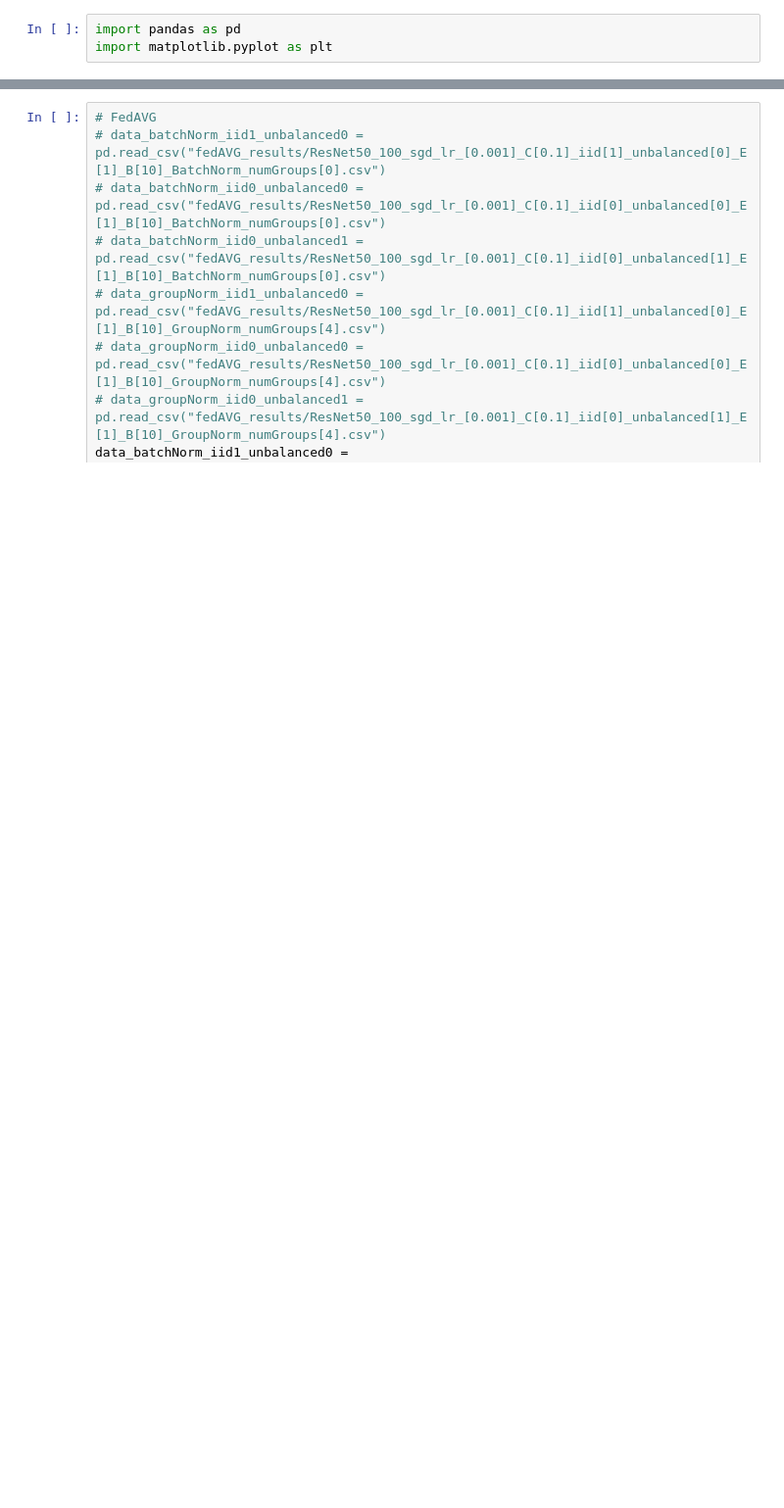
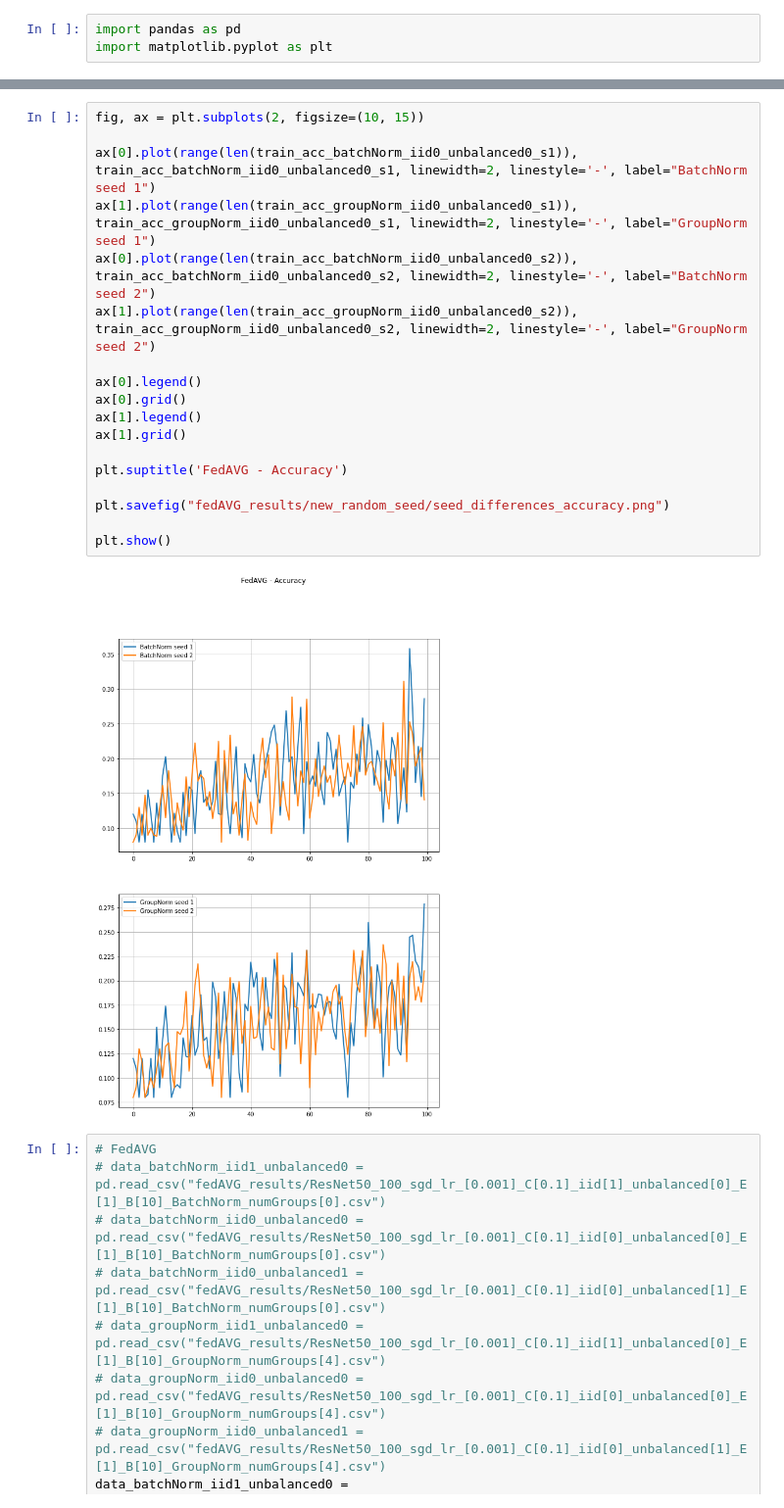
Before and after one commit to dadodimauro/MLDL-Federated-Learning, a Jupyter notebook: plot.ipynb, the cells around one changed output, grey strips where cells are left out. Shown at 98% size. Drawn from its saved outputs; the diff is of its cells as text; blank space fills up the shorter version.

```diff
--- a/plot.ipynb
+++ b/plot.ipynb
@@ -4,3 +38,23 @@ import matplotlib.pyplot as plt
+# %%
+fig, ax = plt.subplots(2, figsize=(10, 15))
+
+ax[0].plot(range(len(train_acc_batchNorm_iid0_unbalanced0_s1)), train_acc_batchNorm_iid0_unbalanced0_s1, linewidth=2, linestyle='-', label="BatchNorm seed 1")
+ax[1].plot(range(len(train_acc_groupNorm_iid0_unbalanced0_s1)), train_acc_groupNorm_iid0_unbalanced0_s1, linewidth=2, linestyle='-', label="GroupNorm seed 1")
+ax[0].plot(range(len(train_acc_batchNorm_iid0_unbalanced0_s2)), train_acc_batchNorm_iid0_unbalanced0_s2, linewidth=2, linestyle='-', label="BatchNorm seed 2")
+ax[1].plot(range(len(train_acc_groupNorm_iid0_unbalanced0_s2)), train_acc_groupNorm_iid0_unbalanced0_s2, linewidth=2, linestyle='-', label="GroupNorm seed 2")
+
+ax[0].legend()
+ax[0].grid()
+ax[1].legend()
+ax[1].grid()
+
+plt.suptitle('FedAVG - Accuracy')
+
+plt.savefig("fedAVG_results/new_random_seed/seed_differences_accuracy.png")
+
+plt.show()
+# %% [output]
+[figure, added]
 # %%
 # FedAVG
 # data_batchNorm_iid1_unbalanced0 = pd.read_csv("fedAVG_results/ResNet50_100_sgd_lr_[0.001]_C[0.1]_iid[1]_unbalanced[0]_E[1]_B[10]_BatchNorm_numGroups[0].csv")
```
Also changed, not shown: parts of 4 cells of this notebook, 18 other files.
